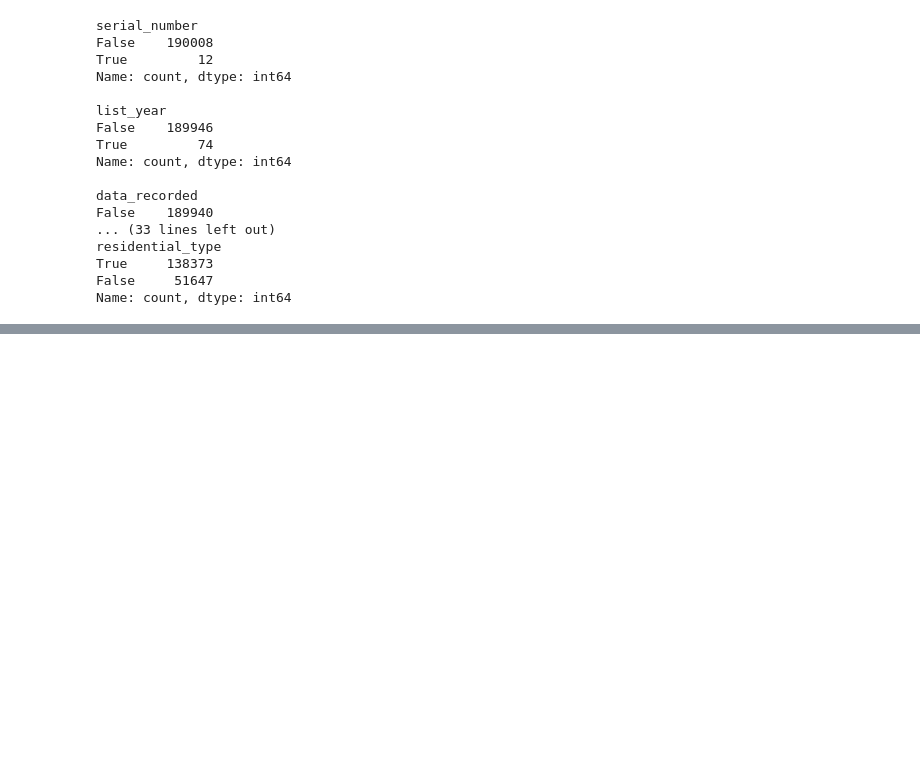
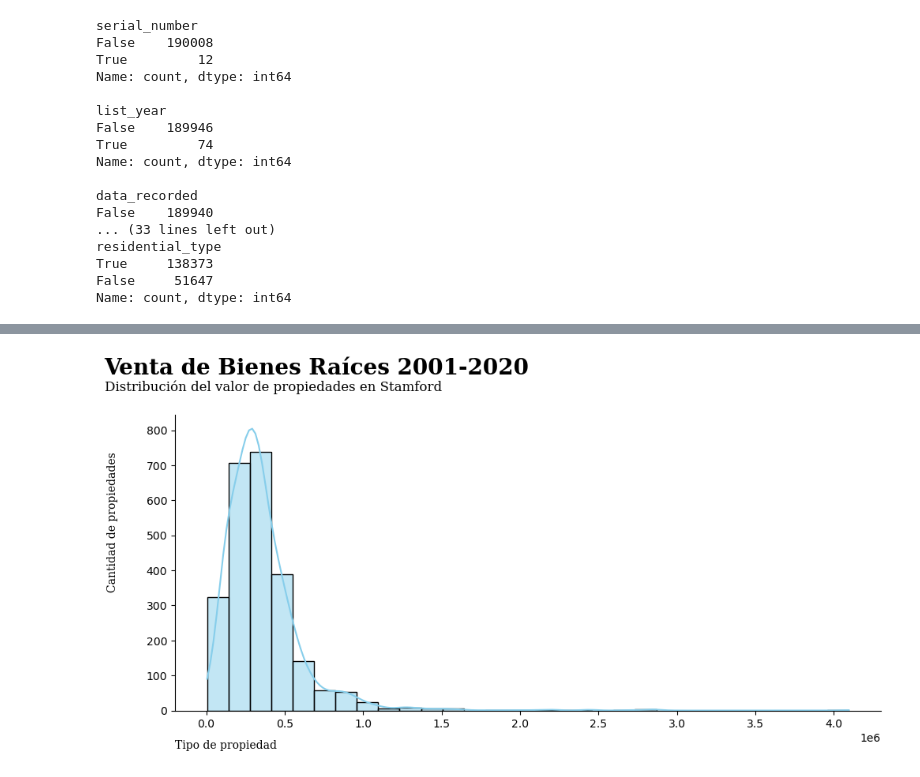
Before and after one commit to karina-salazar12/Analisis-Datos, a Jupyter notebook: ProyectoDA.ipynb, the cells around one changed output, grey strips where cells are left out. Saved outputs shown, nothing was run; the diff lists cells and outputs as text; code cells hidden in the pictures; blank space fills up the shorter version.

```diff
--- a/ProyectoDA.ipynb
+++ b/ProyectoDA.ipynb
@@ -259,0 +551,57 @@ Name: count, dtype: int64
+# %%
+import seaborn as sns
+import matplotlib.pyplot as plt
+
+# Crear la figura y el eje
+fig, ax = plt.subplots(figsize=(10, 6))
+
+# Histograma del precio de propiedades
+sns.histplot(df_ciudad_top['assesed_value'].dropna(), kde=True, bins=30, color="skyblue", ax=ax)
+
+# Título principal
+titulo = "Venta de Bienes Raíces 2001-2020"
+fig.suptitle(titulo,
+            horizontalalignment='left',
+            x=0.001,
+            y=0.87,
+            transform=fig.transFigure,
+            fontsize=20,
+            fontweight='bold',
+            fontfamily='serif')
+
+# Subtítulo
+subtitulo = "Distribución del valor de propiedades en Stamford"
+ax.set_title(subtitulo,
+            ha='left',
+            x=0.002,
+            y=0.80,
+            transform=fig.transFigure,
+            fontsize=12,
+            fontweight='regular',
+            fontfamily='serif')
+
+# Etiquetas de ejes
+etiquetax = "Tipo de propiedad"
+ax.set_xlabel(etiquetax,
+             ha='left',
+             fontsize=10,
+             fontweight='regular',
+             fontfamily='serif')
+
+etiquetay = "Cantidad de propiedades"
+ax.set_ylabel(etiquetay,
+             ha='left',
+             fontsize=10,
+             fontweight='regular',
+             fontfamily='serif')
+
+ax.xaxis.set_label_coords(x=0, y=-0.10, transform=ax.transAxes)
+ax.yaxis.set_label_coords(x=-0.08, y=0.40, transform=ax.transAxes)
+
+# Ajuste de diseño
+plt.tight_layout()
+plt.subplots_adjust(top = 0.75)
+# Mostrar el gráfico
+plt.show()
+# %% [output]
+[figure, added]
```
Also changed, not shown: parts of 36 cells of this notebook.
